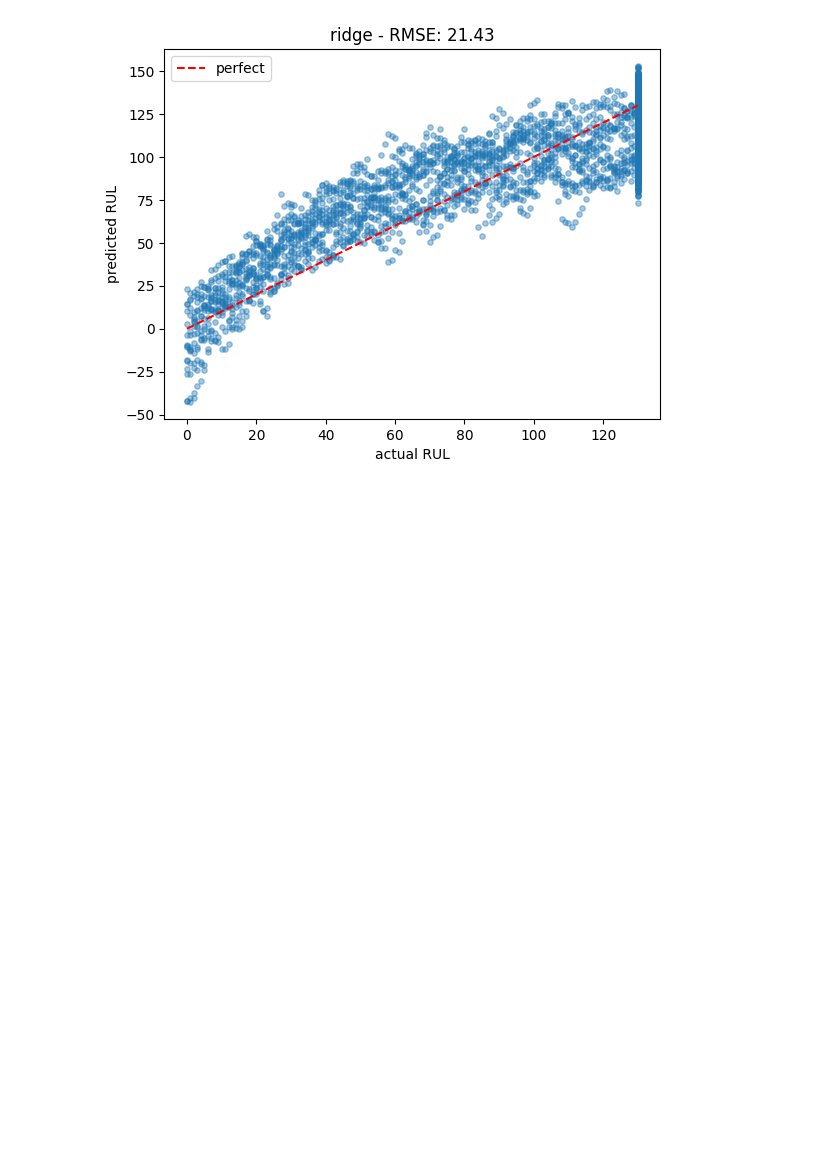
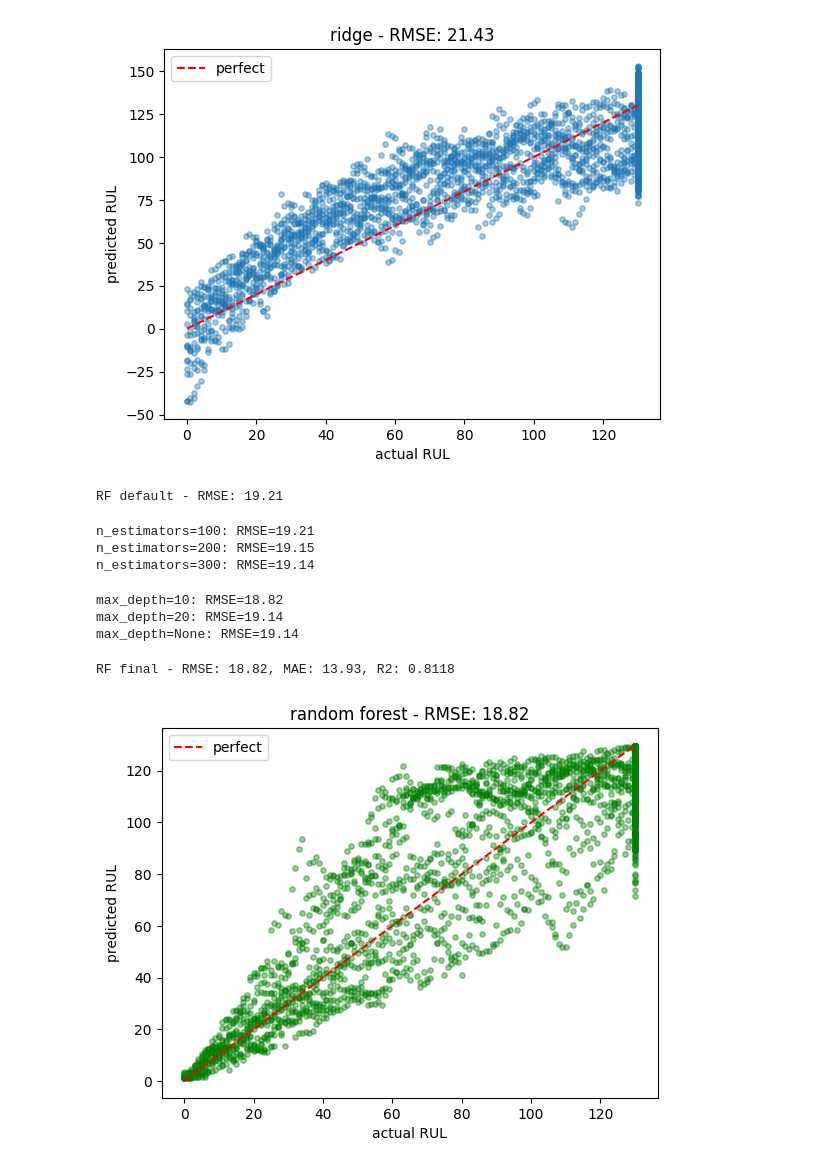
Before and after one commit to lohitharasakonda/engine-rul-predictor, a Jupyter notebook: notebooks/model.ipynb, the cells around one changed output. Cells and saved outputs as stored; diff of their text form; code cells hidden in the pictures; blank space fills up the shorter version.

Commit message:
random forest much better, RMSE 18.82 on val

```diff
--- a/notebooks/model.ipynb
+++ b/notebooks/model.ipynb
@@ -120,3 +120,59 @@ plt.legend()
 plt.show()
 # %% [output]
 [figure]
+# %%
+# random forest
+rf = RandomForestRegressor(n_estimators=100, random_state=42, n_jobs=-1)
+rf.fit(X_train, y_train)
+
+y_pred_rf = rf.predict(X_val)
+rf_rmse = np.sqrt(mean_squared_error(y_val, y_pred_rf))
+print(f"RF default - RMSE: {rf_rmse:.2f}")
+# %% [output]
+RF default - RMSE: 19.21
+# %%
+# trying different number of trees
+for n_est in [100, 200, 300]:
+    rf = RandomForestRegressor(n_estimators=n_est, random_state=42, n_jobs=-1)
+    rf.fit(X_train, y_train)
+    rmse = np.sqrt(mean_squared_error(y_val, rf.predict(X_val)))
+    print(f"n_estimators={n_est}: RMSE={rmse:.2f}")
+# %% [output]
+n_estimators=100: RMSE=19.21
+n_estimators=200: RMSE=19.15
+n_estimators=300: RMSE=19.14
+# %%
+# try different depths
+for depth in [10, 20, None]:
+    rf = RandomForestRegressor(n_estimators=300, max_depth=depth, random_state=42, n_jobs=-1)
+    rf.fit(X_train, y_train)
+    rmse = np.sqrt(mean_squared_error(y_val, rf.predict(X_val)))
+    print(f"max_depth={depth}: RMSE={rmse:.2f}")
+# %% [output]
+max_depth=10: RMSE=18.82
+max_depth=20: RMSE=19.14
+max_depth=None: RMSE=19.14
+# %%
+# best params from tuning
+rf_model = RandomForestRegressor(n_estimators=300, max_depth=10, random_state=42, n_jobs=-1)
+rf_model.fit(X_train, y_train)
+
+y_pred_rf = rf_model.predict(X_val)
+
+rf_rmse = np.sqrt(mean_squared_error(y_val, y_pred_rf))
+rf_mae = mean_absolute_error(y_val, y_pred_rf)
+rf_r2 = r2_score(y_val, y_pred_rf)
+
+print(f"RF final - RMSE: {rf_rmse:.2f}, MAE: {rf_mae:.2f}, R2: {rf_r2:.4f}")
+# %% [output]
+RF final - RMSE: 18.82, MAE: 13.93, R2: 0.8118
+# %%
+plt.scatter(y_val, y_pred_rf, alpha=0.4, s=15, color='green')
+plt.plot([0, 130], [0, 130], 'r--', label='perfect')
+plt.title(f'random forest - RMSE: {rf_rmse:.2f}')
+plt.xlabel('actual RUL')
+plt.ylabel('predicted RUL')
+plt.legend()
+plt.show()
+# %% [output]
+[figure, added]
```
Also changed, not shown: parts of 2 cells of this notebook.
